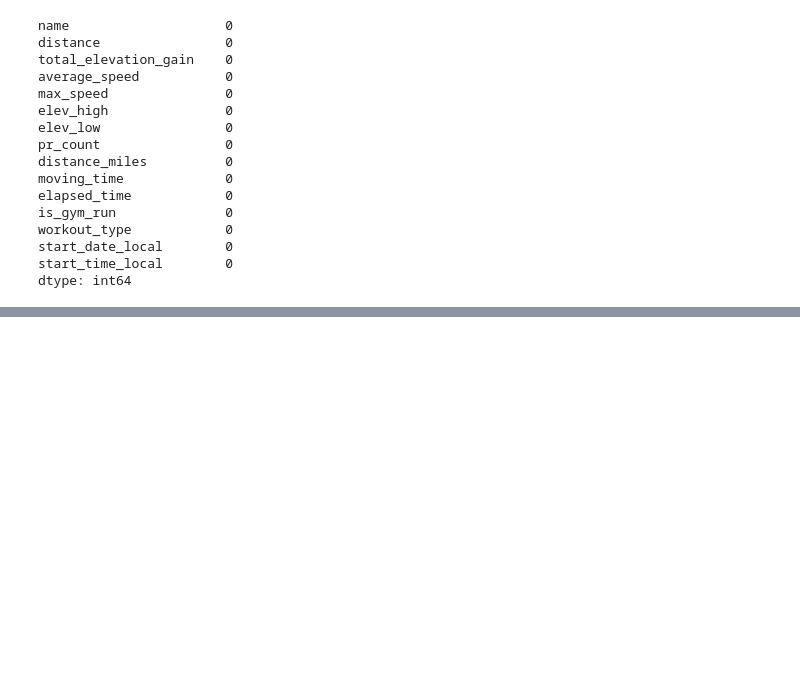
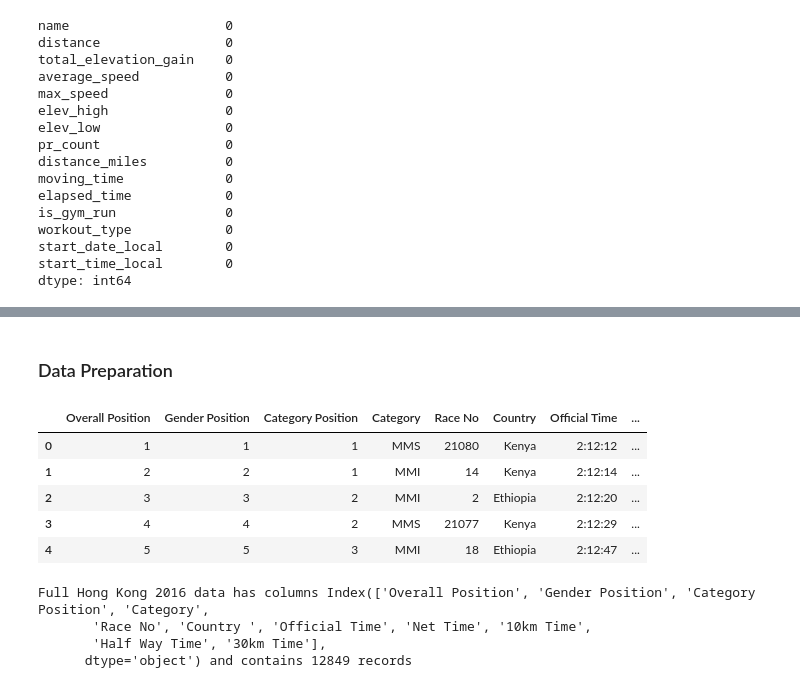
Before and after one commit to gknappattack/MyRunningData, a Jupyter notebook: strava.ipynb, the cells around one changed output, grey strips where cells are left out. Saved outputs shown, nothing was run; the diff lists cells and outputs as text; code cells hidden in the pictures; blank space fills up the shorter version.

```diff
--- a/strava.ipynb
+++ b/strava.ipynb
@@ -274,0 +322,22 @@ run_df_cleaned.to_csv('data/greg_runs.csv', index=False)
+# %% [markdown]
+### Data Preparation
+# %%
+hk_elite = pd.read_csv('data/hk_elite.csv')
+hk_normal = pd.read_csv('data/hk_normal.csv')
+# %%
+hk_full = pd.concat([hk_elite, hk_normal])
+hk_full.head()
+# %% [output]
+|  | Overall Position | Gender Position | Category Position | Category | Race No | Country | Official Time | ... |
+| 0 | 1 | 1 | 1 | MMS | 21080 | Kenya | 2:12:12 | ... |
+| 1 | 2 | 2 | 1 | MMI | 14 | Kenya | 2:12:14 | ... |
+| 2 | 3 | 3 | 2 | MMI | 2 | Ethiopia | 2:12:20 | ... |
+| 3 | 4 | 4 | 2 | MMS | 21077 | Kenya | 2:12:29 | ... |
+| 4 | 5 | 5 | 3 | MMI | 18 | Ethiopia | 2:12:47 | ... |
+# %%
+print(f'Full Hong Kong 2016 data has columns {hk_full.columns} and contains {hk_full.shape[0]} records')
+# %% [output]
+Full Hong Kong 2016 data has columns Index(['Overall Position', 'Gender Position', 'Category Position', 'Category',
+       'Race No', 'Country ', 'Official Time', 'Net Time', '10km Time',
+       'Half Way Time', '30km Time'],
+      dtype='object') and contains 12849 records
```
Also changed, not shown: parts of 56 cells of this notebook, 6 other files.
